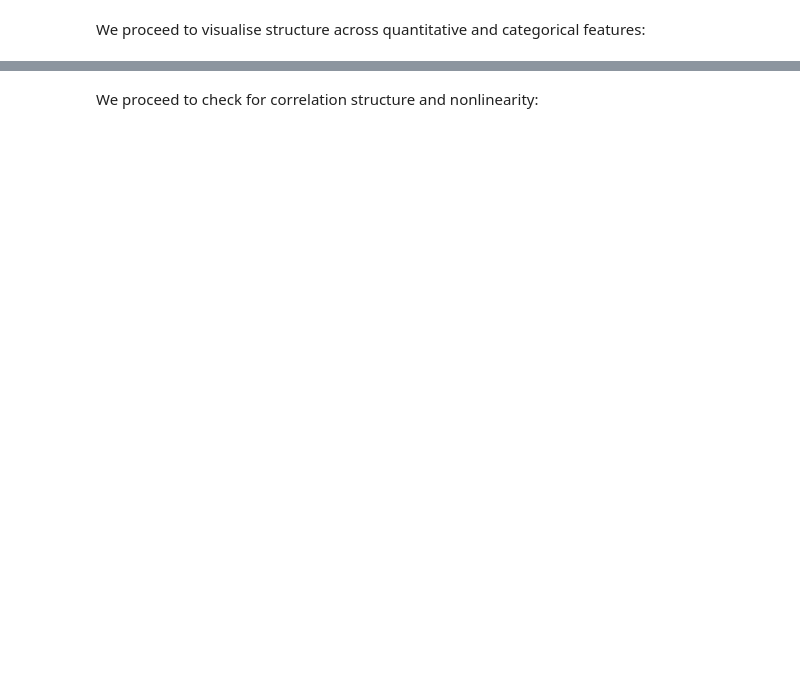
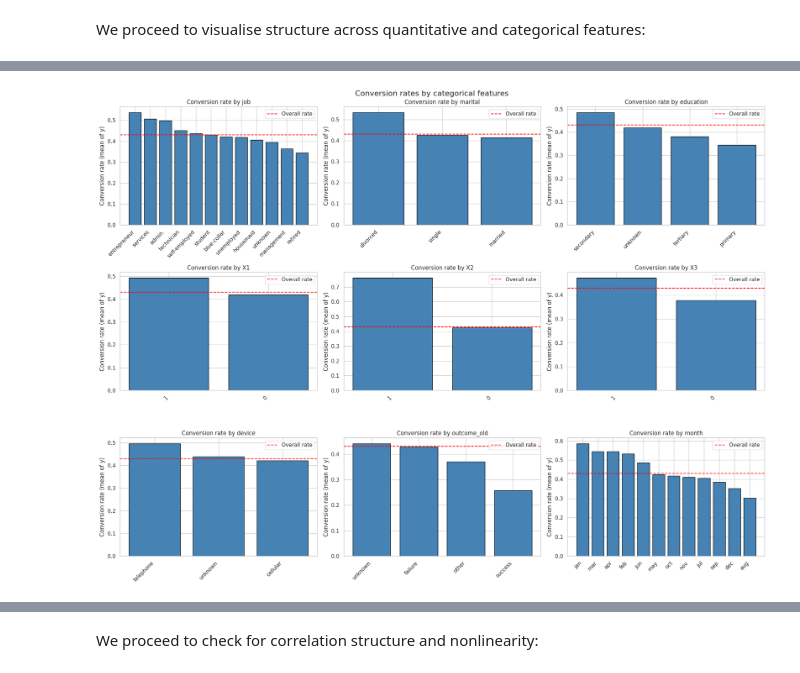
Before and after one commit to graham-dib/MLDS, a Jupyter notebook: SL/SL_A1_report.ipynb, the cells around one changed output, grey strips where cells are left out. Drawn from its saved outputs; the diff is of its cells as text; code cells hidden in the pictures; blank space fills up the shorter version.

```diff
--- a/SL/SL_A1_report.ipynb
+++ b/SL/SL_A1_report.ipynb
@@ -31,3 +179,18 @@ fig, axes = plt.subplots(2, 4, figsize=(20, 10))axes = axes.ravel()for i, col in
 # %%
-cat_vars = qualitativefig, axes = plt.subplots(3, 3, figsize=(20, 15))for ax, col in zip(axes.ravel(), cat_vars):    rates = train.groupby(col)['y'].agg(['mean', 'count']).sort_values('mean', ascending=False)    bars = ax.bar(range(len(rates)), rates['mean'], color='steelblue', edgecolor='black')    ax.set_xticks(range(len(rates)))    ax.set_xticklabels(rates.index, rotation=45, ha='right')    ax.set_title(f"Conversion rate by {col}")    ax.set_ylabel("Conversion rate (mean of y)")    ax.axhline(train['y'].mean(), color='red', linestyle='--', label='Overall rate')    ax.legend()plt.suptitle("Conversion rates by categorical features", fontsize=16)plt.tight_layout()plt.show()
+cat_vars = qualitative
+fig, axes = plt.subplots(3, 3, figsize=(20, 15))
+for ax, col in zip(axes.ravel(), cat_vars):
+    rates = train.groupby(col)['y'].agg(['mean', 'count']).sort_values('mean', ascending=False)
+    bars = ax.bar(range(len(rates)), rates['mean'], color='steelblue', edgecolor='black')
+    ax.set_xticks(range(len(rates)))
+    ax.set_xticklabels(rates.index, rotation=45, ha='right')
+    ax.set_title(f"Conversion rate by {col}")
+    ax.set_ylabel("Conversion rate (mean of y)")
+    ax.axhline(train['y'].mean(), color='red', linestyle='--', label='Overall rate')
+    ax.legend()
+plt.suptitle("Conversion rates by categorical features", fontsize=16)
+plt.tight_layout()
+plt.show()
+# %% [output]
+[figure, added]
 # %% [markdown]
```
Also changed, not shown: parts of 27 cells of this notebook, 14 other files.
